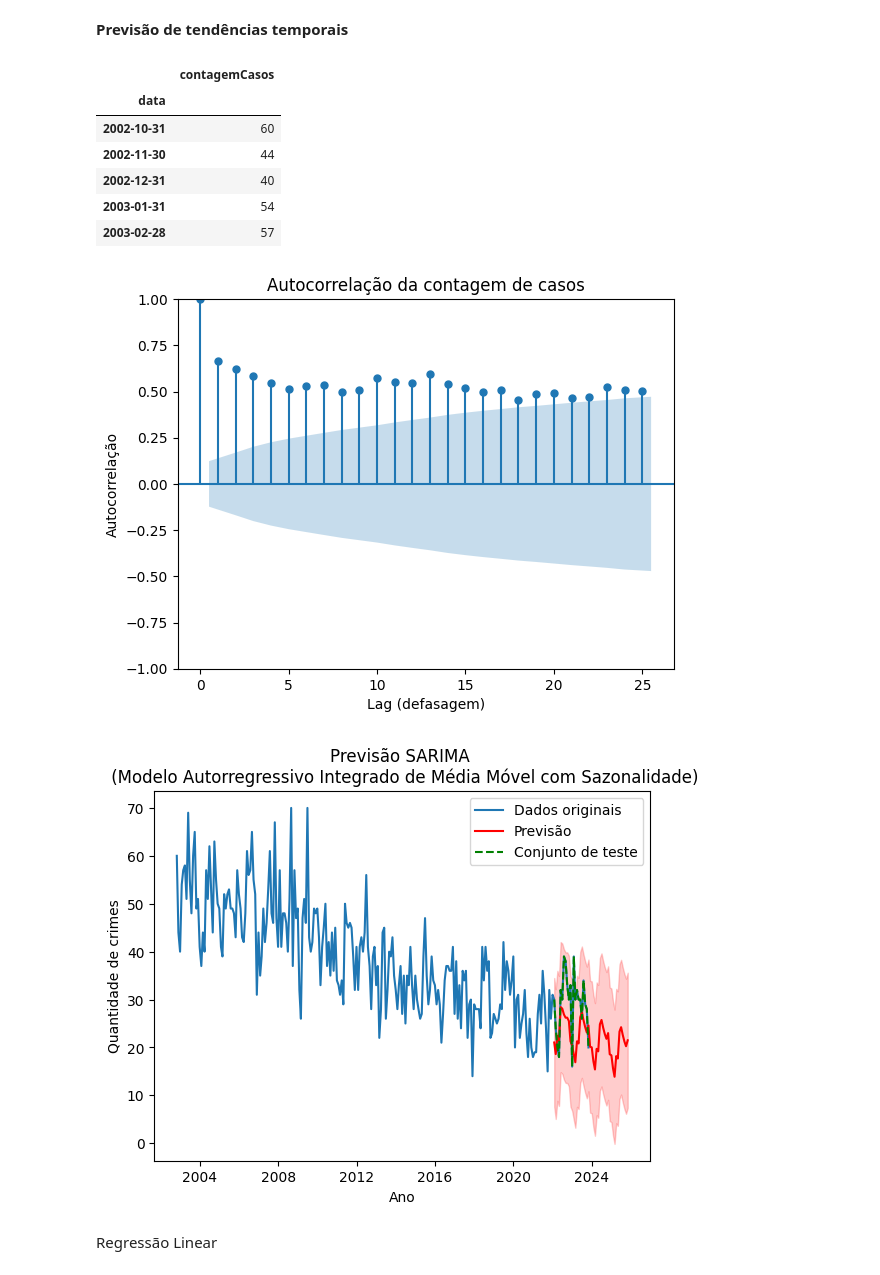
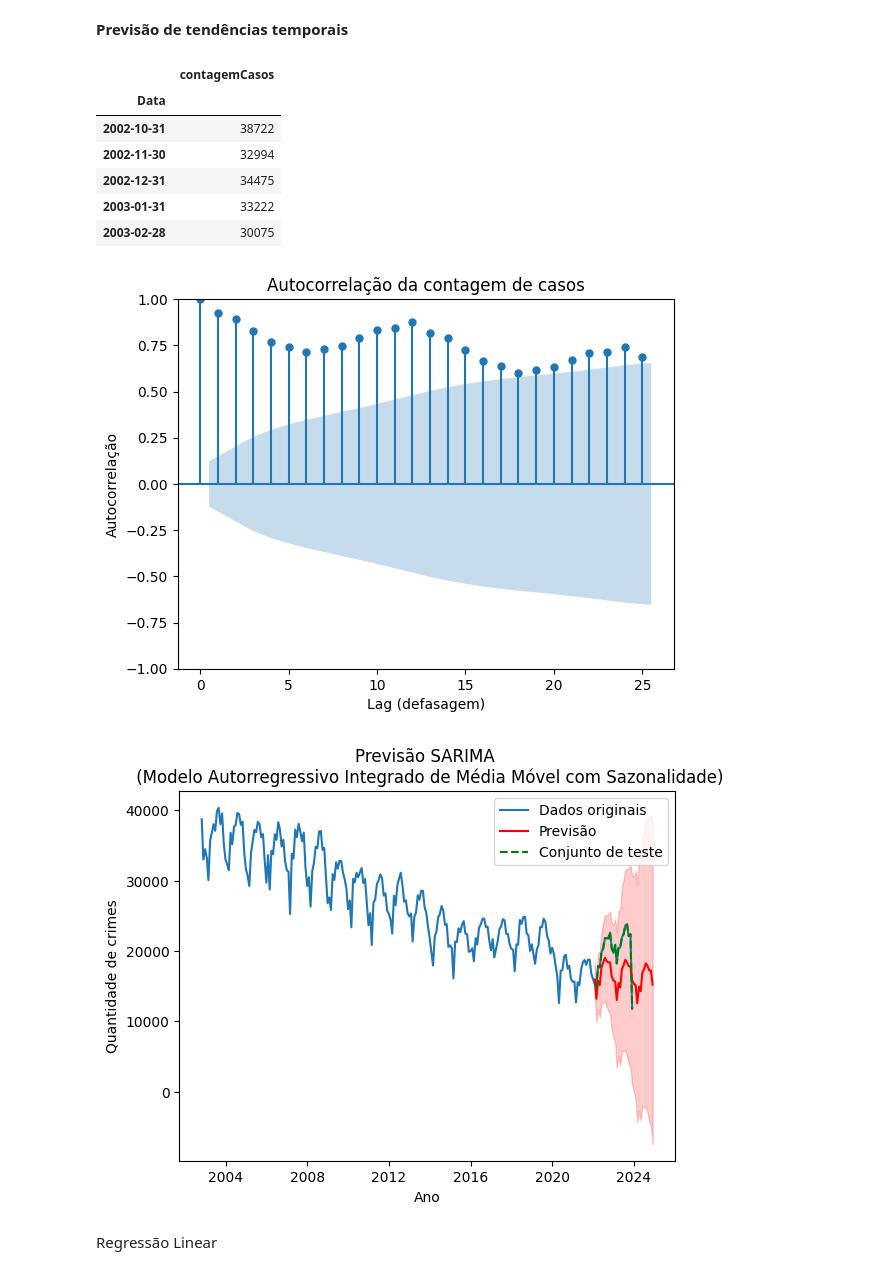
Before and after one commit to RonaldoSouzaChaves/ProjetoIntegrador3, a Jupyter notebook: Machine Learning.ipynb, the cells around one changed output. Cells and saved outputs as stored; diff of their text form; code cells hidden in the pictures.

```diff
--- a/Machine Learning.ipynb
+++ b/Machine Learning.ipynb
@@ -196,6 +128,10 @@ dfCasos
 Após os dados necessários serem extraídos, fecha-se a conexão com o banco de dados.
 # %%
 conexao.close()
+# %%
+dfCasos = pd.read_csv('apagar/casos.csv', sep=";")
+dfLocalizacao = pd.read_csv('apagar/localizacao.csv', sep=";")
+dfTipoCrime = pd.read_csv('apagar/tipoCrime.csv', sep=";")
 # %% [markdown]
 **Previsão da probabilidade de prisões**
 # %%
@@ -241,22 +177,22 @@ The probability of arrest for theft in the Community Area 61 is 12.56%.
 **Previsão de tendências temporais**
 # %%
 # contar quantidade de casos por dia e agrupar em um dataframe
-date_counts = dfCasos['data'].value_counts().reset_index()
+date_counts = dfCasos['Data'].value_counts().reset_index()
 
 # renomeando as colunas
-date_counts.columns = ['data', 'contagemCasos']
+date_counts.columns = ['Data', 'contagemCasos']
 
 # ordenando pela data - ascendente
-date_counts = date_counts.sort_values(by='data')
+date_counts = date_counts.sort_values(by='Data')
 
 # convertendo a coluna 'data' para o formato datetime
-date_counts['data'] = pd.to_datetime(date_counts['data'])
+date_counts['Data'] = pd.to_datetime(date_counts['Data'])
 
 # filtrar apenas datas a partir de outubro de 2002
-date_counts_filtered = date_counts[date_counts['data'] > '2002-09-30']
+date_counts_filtered = date_counts[date_counts['Data'] > '2002-09-30']
 
 # indicar a coluna 'data' como índice
-date_counts_filtered.set_index('data', inplace=True)
+date_counts_filtered.set_index('Data', inplace=True)
 
 # agrupar por mes
 monthly_counts = date_counts_filtered.resample('M').sum()
@@ -265,21 +201,22 @@ monthly_counts = date_counts_filtered.resample('M').sum()
 monthly_counts.head()
 # %% [output]
 |  | contagemCasos |
-| data |  |
-| 2002-10-31 | 60 |
-| 2002-11-30 | 44 |
-| 2002-12-31 | 40 |
-| 2003-01-31 | 54 |
-| 2003-02-28 | 57 |
+| Data |  |
+| 2002-10-31 | 38722 |
+| 2002-11-30 | 32994 |
+| 2002-12-31 | 34475 |
+| 2003-01-31 | 33222 |
+| 2003-02-28 | 30075 |
 # %%
 # plotar grafico de autocorrelacao
 plot_acf(monthly_counts['contagemCasos'])
 plt.title('Autocorrelação da contagem de casos')
 plt.xlabel('Lag (defasagem)')
 plt.ylabel('Autocorrelação')
+plt.savefig('Documentação/Apresentação/autocorrelacao_contagem_casos.png', bbox_inches='tight')
 plt.show()
 # %% [output]
-[figure, old version]
+[figure, new version]
 # %%
 # Convertendo o índice para o tipo datetime se ainda não estiver
 monthly_counts.index = pd.to_datetime(monthly_counts.index)
@@ -291,35 +228,36 @@ cut_date = pd.to_datetime('2022-01-01')
 train = monthly_counts[monthly_counts.index < cut_date]
 test = monthly_counts[monthly_counts.index >= cut_date]
 
 # ajuste do modelo SARIMA (Modelo Autorregressivo Integrado de Média Móvel com Sazonalidade) no conjunto de treinamento
 model = SARIMAX(train['contagemCasos'], order=(1, 1, 1), seasonal_order=(1, 1, 1, 12))
 results = model.fit()
 
 # número de passos para prever até o final de 2024 (mensalmente)
-forecast_steps = 12 * (2024 - monthly_counts.index[-1].year + 1)
+forecast_steps = 12 * (2024 - monthly_counts.index[-1].year)
 
 # criando índice de datas para a previsão, incluindo o período do conjunto de teste
 forecast_index = pd.date_range(start=train.index[-1] + pd.DateOffset(months=1), periods=len(test) + forecast_steps, freq='M')
 
 # previsão de valores futuros
 forecast = results.get_forecast(steps=len(test) + forecast_steps, index=forecast_index)
 
 # obtenção dos valores de previsão e intervalos
 forecast_values = forecast.predicted_mean
 forecast_intervals = forecast.conf_int()
 
 # plotagem dos dados originais, da previsão e do conjunto de teste
 plt.plot(monthly_counts.index, monthly_counts['contagemCasos'], label='Dados originais')
 plt.plot(forecast_values.index, forecast_values, color='red', label='Previsão')
 plt.fill_between(forecast_intervals.index, forecast_intervals.iloc[:, 0], forecast_intervals.iloc[:, 1], color='red', alpha=0.2)
 plt.plot(test.index, test['contagemCasos'], label='Conjunto de teste', linestyle='dashed', color='green')
 plt.title('Previsão SARIMA \n (Modelo Autorregressivo Integrado de Média Móvel com Sazonalidade)')
 plt.xlabel('Ano')
 plt.ylabel('Quantidade de crimes')
 plt.legend()
+plt.savefig('Documentação/Apresentação/previsao_sarima.png', bbox_inches='tight')
 plt.show()
 # %% [output]
-[figure, old version]
+[figure, new version]
 # %% [markdown]
 Regressão Linear
 # %%
```
Also changed, not shown: parts of 4 cells of this notebook.
